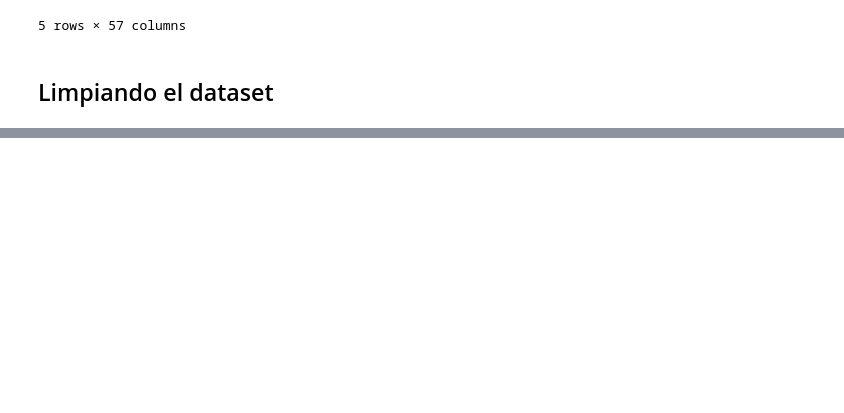
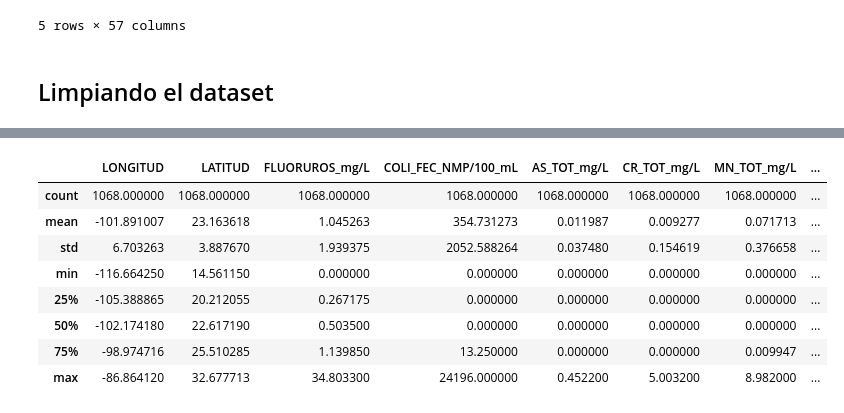
Before and after one commit to PosgradoMNA/actividades-del-projecto-cad_equipo_11, a Jupyter notebook: notebooks/reto_entrega_1.ipynb, the cells around one changed output, grey strips where cells are left out. Saved outputs shown, nothing was run; the diff lists cells and outputs as text; code cells hidden in the pictures; blank space fills up the shorter version.

```diff
--- a/notebooks/reto_entrega_1.ipynb
+++ b/notebooks/reto_entrega_1.ipynb
@@ -19,0 +63,4 @@ columnas_remover = ['CLAVE', 'SITIO', 'ORGANISMO_DE_CUENCA', 'ESTADO', 'MUNICIPI
+# %%
+numerics = ['int64', 'int32', 'int64', 'float16', 'float32', 'float64']
+df_numeric = df.select_dtypes(include=numerics)
+df_numeric.head()
@@ -19,0 +86,12 @@ columnas_remover = ['CLAVE', 'SITIO', 'ORGANISMO_DE_CUENCA', 'ESTADO', 'MUNICIPI
+# %%
+df_numeric.describe()
+# %% [output]
+|  | LONGITUD | LATITUD | FLUORUROS_mg/L | COLI_FEC_NMP/100_mL | AS_TOT_mg/L | CR_TOT_mg/L | MN_TOT_mg/L | ... |
+| count | 1068.000000 | 1068.000000 | 1068.000000 | 1068.000000 | 1068.000000 | 1068.000000 | 1068.000000 | ... |
+| mean | -101.891007 | 23.163618 | 1.045263 | 354.731273 | 0.011987 | 0.009277 | 0.071713 | ... |
+| std | 6.703263 | 3.887670 | 1.939375 | 2052.588264 | 0.037480 | 0.154619 | 0.376658 | ... |
+| min | -116.664250 | 14.561150 | 0.000000 | 0.000000 | 0.000000 | 0.000000 | 0.000000 | ... |
+| 25% | -105.388865 | 20.212055 | 0.267175 | 0.000000 | 0.000000 | 0.000000 | 0.000000 | ... |
+| 50% | -102.174180 | 22.617190 | 0.503500 | 0.000000 | 0.000000 | 0.000000 | 0.000000 | ... |
+| 75% | -98.974716 | 25.510285 | 1.139850 | 13.250000 | 0.000000 | 0.000000 | 0.009947 | ... |
+| max | -86.864120 | 32.677713 | 34.803300 | 24196.000000 | 0.452200 | 5.003200 | 8.982000 | ... |
```
Also changed, not shown: parts of 9 cells of this notebook, 1 other file.
